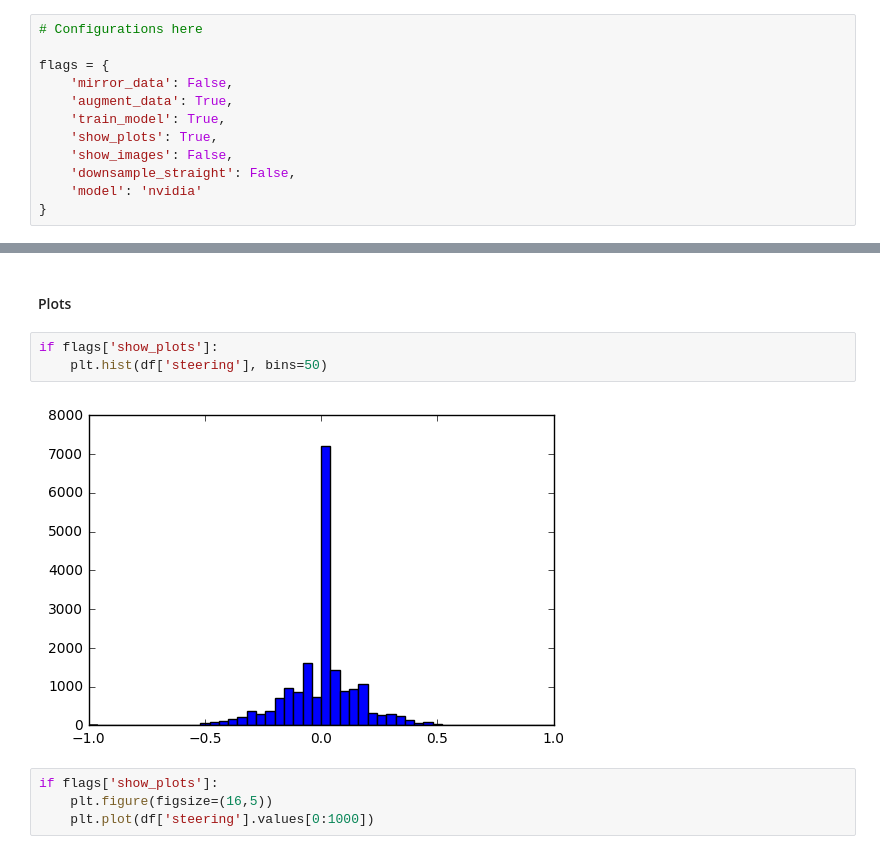
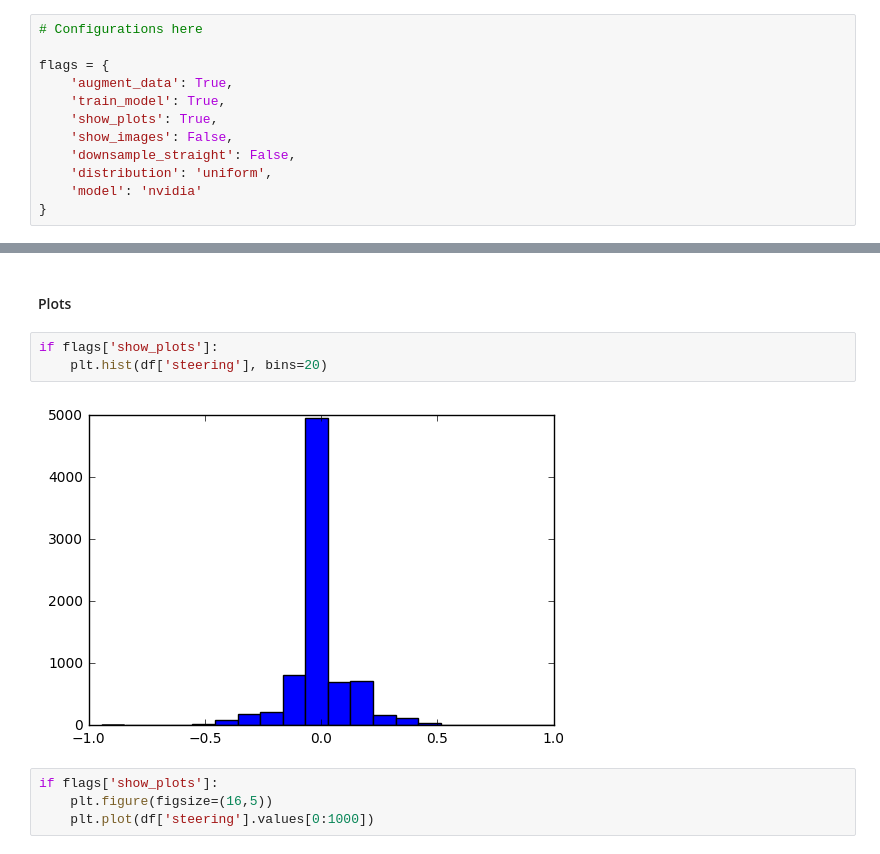
Before and after one commit to k26dr/behavioral_cloning, a Jupyter notebook: Behavioral Cloning.ipynb, the cells around one changed output, grey strips where cells are left out. Drawn from its saved outputs; the diff is of its cells as text.

Commit message:
uniform distribution

```diff
--- a/Behavioral Cloning.ipynb
+++ b/Behavioral Cloning.ipynb
@@ -31,12 +31,12 @@ Using TensorFlow backend.
 # Configurations here
 
 flags = {
-    'mirror_data': False,
     'augment_data': True,
     'train_model': True,
     'show_plots': True,
     'show_images': False,
     'downsample_straight': False,
+    'distribution': 'uniform',
     'model': 'nvidia'
 }
 # %% [markdown]
@@ -184,9 +162,9 @@ df_val = df.loc[val_indexes]
 #### Plots
 # %%
 if flags['show_plots']:
-    plt.hist(df['steering'], bins=50)
+    plt.hist(df['steering'], bins=20)
 # %% [output]
-[figure, old version]
+[figure, new version]
 # %%
 if flags['show_plots']:
     plt.figure(figsize=(16,5))
```
Also changed, not shown: parts of 4 cells of this notebook.
